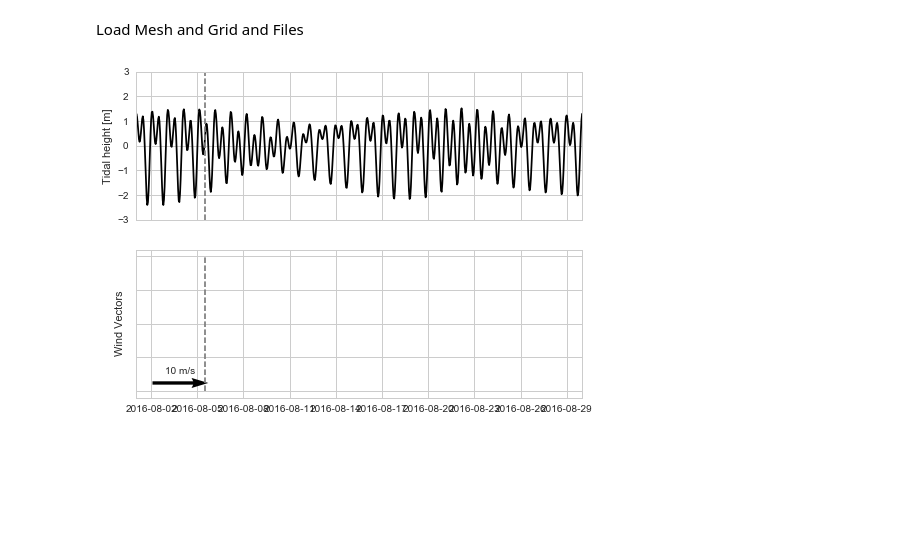
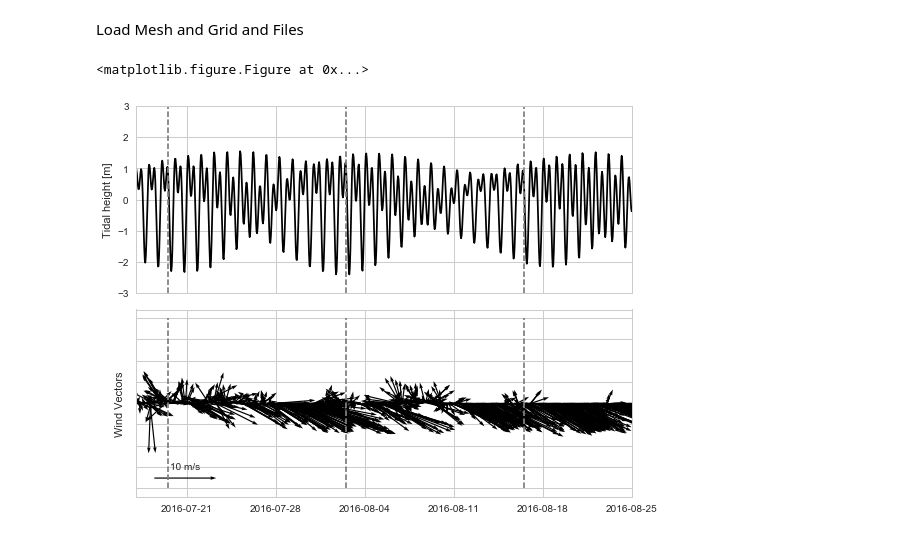
Before and after one commit to SalishSeaCast/analysis-giorgio-2, a Jupyter notebook: revised_notebooks/3analysis_plots/Winds.ipynb, the cells around one changed output. Drawn from its saved outputs; the diff is of its cells as text; code cells hidden in the pictures; blank space fills up the shorter version.

```diff
--- a/revised_notebooks/3analysis_plots/Winds.ipynb
+++ b/revised_notebooks/3analysis_plots/Winds.ipynb
@@ -21,13 +21,17 @@ sns.set_palette('gray')
 sns.set_style('ticks')
 sns.set_color_codes
 # Giorgio: change dates to august 2016. OK
-start=datetime.datetime(2016,8,1)
-end=datetime.datetime(2016,8,30)
-times= [datetime.datetime(2016,8,1,12,0) + datetime.timedelta(days=x) for x in range(0, 30)]
+# start=datetime.datetime(2016,8,1)
+# end=datetime.datetime(2016,8,30)
+# times= [datetime.datetime(2016,8,1,12,0) + datetime.timedelta(days=x) for x in range(0, 30)]
+start=datetime.datetime(2016,7,17)
+end=datetime.datetime(2016,8,25)
+times= [datetime.datetime(2016,7,9,12,0) + datetime.timedelta(days=x) for x in range(0, 40)]
+
 
 def list_wind_files(
     to, tf,
-    wind_dir='/ocean/gsgarbi/ops_y2014m11d18.nc'
+    wind_dir='/results/forcing/atmospheric/GEM2.5/operational/'
 ):
     """List operational wind files in date range [to, tf]
 
@@ -201,7 +205,10 @@ Load Mesh and Grid and Files
 # %%
 SITES = places.PLACES
 # %%
-def plot_tides(ax, sdt, edt, times, ts_lines, tdir = '/ocean/gsgarbi/MEOPAR/SalishSeaNowcast/tidal_predictions/',
+#original: /data/nsoontie/MEOPAR/tools/SalishSeaNowcast/tidal_predictions/
+plt.clf()
+def plot_tides(ax, sdt, edt, times, ts_lines,
+               tdir = '/ocean/gsgarbi/MEOPAR/SalishSeaNowcast/tidal_predictions/',
                name = 'Point Atkinson'):
     fname = os.path.join(tdir, '{}_tidal_prediction_01-Jan-2015_01-Jan-2020.csv'.format(name))
     ttide, _ = load_tidal_predictions(fname)
@@ -210,42 +217,62 @@ def plot_tides(ax, sdt, edt, times, ts_lines, tdir = '/ocean/gsgarbi/MEOPAR/Sali
     ax.set_ylabel('Tidal height [m]')
     ax.set_ylim([-3,3])
 
-    for t in ts_lines:
-        ax.plot([times[t], times[t]], [-3,3], '--', color='gray')
+    for t in hb_times:
+        ax.plot([t,t], [-3,3], '--', color='gray')
+
 
 OP = nc.Dataset('/ocean/gsgarbi/ops_y2014m11d18.nc')
 OPlon =OP.variables['nav_lon'][:]-360
 OPlat = OP.variables['nav_lat'][:]
 
-ts_lines=np.array([ 7, 14, 21, 28])
+
 
 def plot_winds(ax, location, lons, lats, sdt, edt, times, ts_lines):
 
-    lon, lat = [Iona[0], Iona[1]] # Giorgio: change this lat lon to Iona outfall coordinates
+    #lon, lat = lon, lat = SITES['East node']['lon lat'] # Giorgio: change this lat lon to Iona outfall coordinates
+    lon, lat = [Iona[0], Iona[1]]
     wind_files = list_wind_files(sdt, edt)
+
     j,i=find_model_point(lon,lat,lons,lats)
+
     wind, direc, t, pr, tem, sol, the, qr, pre = compile_winds(j,i,wind_files)
 
     datenum = md.date2num(t)
     us = wind*np.cos(np.deg2rad(direc))
     vs =  wind*np.sin(np.deg2rad(direc))
 
+
     q=ax.quiver(datenum, np.zeros(datenum.shape), us, vs,scale=8*10e0)
+
 
     qk = ax.quiverkey(q, 0.1, 0.1, 10, '10 m/s')
     ax.set_yticklabels([])
     ax.set_xlim([sdt,edt])
     ax.set_ylabel('Wind Vectors')
 
-    for t in ts_lines:
-        ax.plot([times[t], times[t]], [-1,1], '--', color='gray')
+    for t in hb_times:
+        ax.plot([t,t], [-1,1], '--', color='gray')
+
+    plt.tight_layout()
 
 sns.set_style('whitegrid')
 fig, axs = plt.subplots(2,1, figsize=(8, 6), sharex=True)
 level = 0
 
+hb_times = [datetime.datetime(2016, 7, 19, 12, 0),
+            datetime.datetime(2016, 8, 2, 12, 0),
+            datetime.datetime(2016, 8, 16, 12, 0) ]
+
+ts_lines=np.array([ 0, 1, 2, 14, 21, 28])
+
+
 plot_tides(axs[0], start, end, times, ts_lines)
+
+
 plot_winds(axs[1], 'East', OPlon, OPlat, start, end,times, ts_lines)
+
+plt.savefig("/ocean/gsgarbi/MEOPAR/private-docs/reports/IonaProject/ionafigs/winds1.png")
 # %% [output]
+<matplotlib.figure.Figure at 0x...>
-[figure, old version]
+[figure, new version]
 # %%
```
Also changed, not shown: parts of 1 cell of this notebook, 8 other files.
